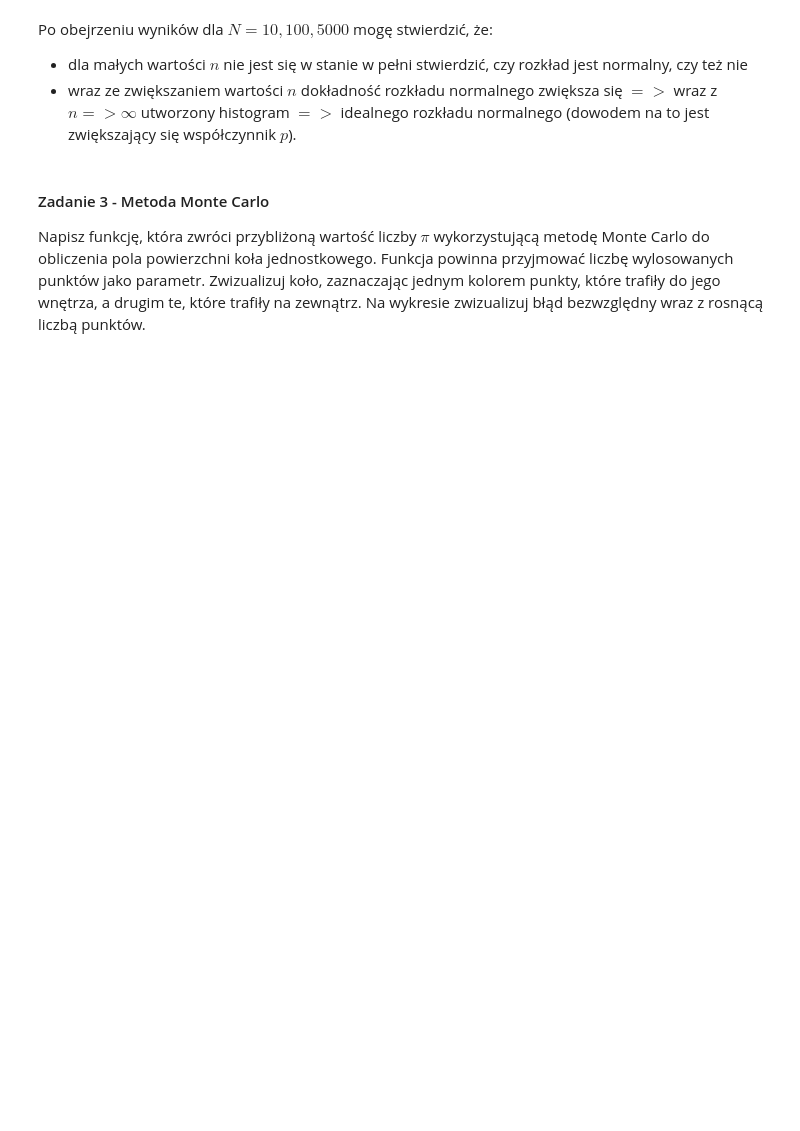
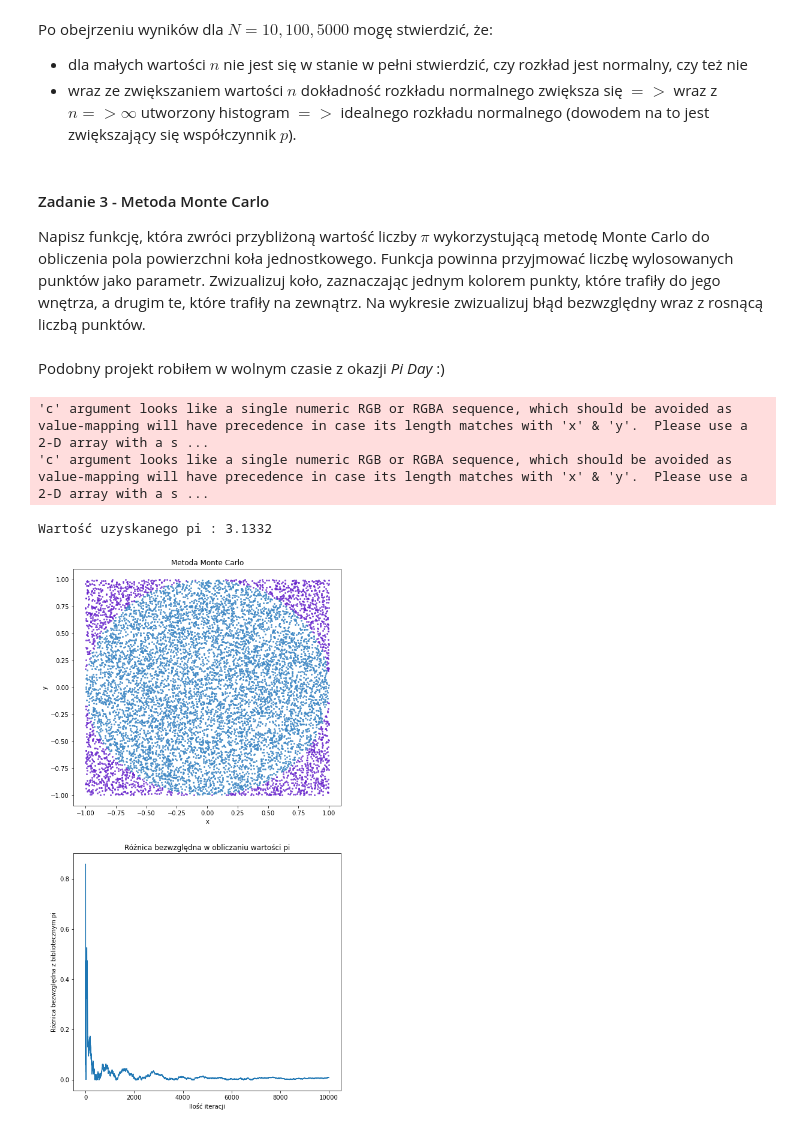
Before and after one commit to GabenRulez/4semestr_MOwNiT, a Jupyter notebook: lab11/lab11.ipynb, the cells around one changed output. Cells and saved outputs as stored; diff of their text form; code cells hidden in the pictures; blank space fills up the shorter version.

```diff
--- a/lab11/lab11.ipynb
+++ b/lab11/lab11.ipynb
@@ -365,3 +369,54 @@ Po obejrzeniu wyników dla $N=10, 100, 5000$ mogę stwierdzić, że:
 
 Napisz funkcję, która zwróci przybliżoną wartość liczby $\pi$ wykorzystującą metodę Monte Carlo do obliczenia pola powierzchni koła jednostkowego. Funkcja powinna przyjmować liczbę wylosowanych punktów jako parametr.
 Zwizualizuj koło, zaznaczając jednym kolorem punkty, które trafiły do jego wnętrza, a drugim te, które trafiły na zewnątrz. Na wykresie zwizualizuj błąd bezwzględny wraz z rosnącą liczbą punktów.
+# %% [markdown]
+Podobny projekt robiłem w wolnym czasie z okazji *Pi Day* :)
+# %%
+def licz_pi_metoda_MonteCarlo(n):
+    punkty_trafione_x = []
+    punkty_trafione_y = []
+    punkty_nietrafione_x = []
+    punkty_nietrafione_y = []
+
+    licznik_trafione = 0
+    licznik_nietrafione = 0
+    moje_pi = np.float64(3)
+    roznice_bezwzgledne = []
+
+    for i in range(n):
+        x = 2 * np.random.uniform() - 1.0
+        y = 2 * np.random.uniform() - 1.0
+
+        if x*x + y*y <= 1:
+            licznik_trafione += 1
+            punkty_trafione_x.append(x)
+            punkty_trafione_y.append(y)
+        else:
+            licznik_nietrafione += 1
+            punkty_nietrafione_x.append(x)
+            punkty_nietrafione_y.append(y)
+
+        moje_pi = 4 * licznik_trafione / (licznik_trafione + licznik_nietrafione)
+        roznice_bezwzgledne.append( abs(moje_pi - np.pi) )
+
+    fig1, ax1 = plt.subplots(2, figsize=(8,16))
+    ax1[0].set_title("Metoda Monte Carlo")
+    ax1[0].set_xlabel("x")
+    ax1[0].set_ylabel("y")
+
+    ax1[0].scatter(punkty_nietrafione_x, punkty_nietrafione_y, c=(102/255,34/255,204/255,0.7), s=4)
+    ax1[0].scatter(punkty_trafione_x, punkty_trafione_y, c=(63/255, 136/255, 197/255, 0.8), s=4)
+
+    ax1[1].set_title("Różnica bezwzględna w obliczaniu wartości pi")
+    ax1[1].set_xlabel("Ilość iteracji")
+    ax1[1].set_ylabel("Różnica bezwzględna z bibliotecznym pi")
+    ax1[1].plot(roznice_bezwzgledne)
+    print("Wartość uzyskanego pi : {}".format(moje_pi))
+    fig1.show()
+
+licz_pi_metoda_MonteCarlo(10000)
+# %% [output]
+'c' argument looks like a single numeric RGB or RGBA sequence, which should be avoided as value-mapping will have precedence in case its length matches with 'x' & 'y'.  Please use a 2-D array with a s ...
+'c' argument looks like a single numeric RGB or RGBA sequence, which should be avoided as value-mapping will have precedence in case its length matches with 'x' & 'y'.  Please use a 2-D array with a s ...
+Wartość uzyskanego pi : 3.1332
+[figure, added]
```
Also changed, not shown: parts of 15 cells of this notebook.
